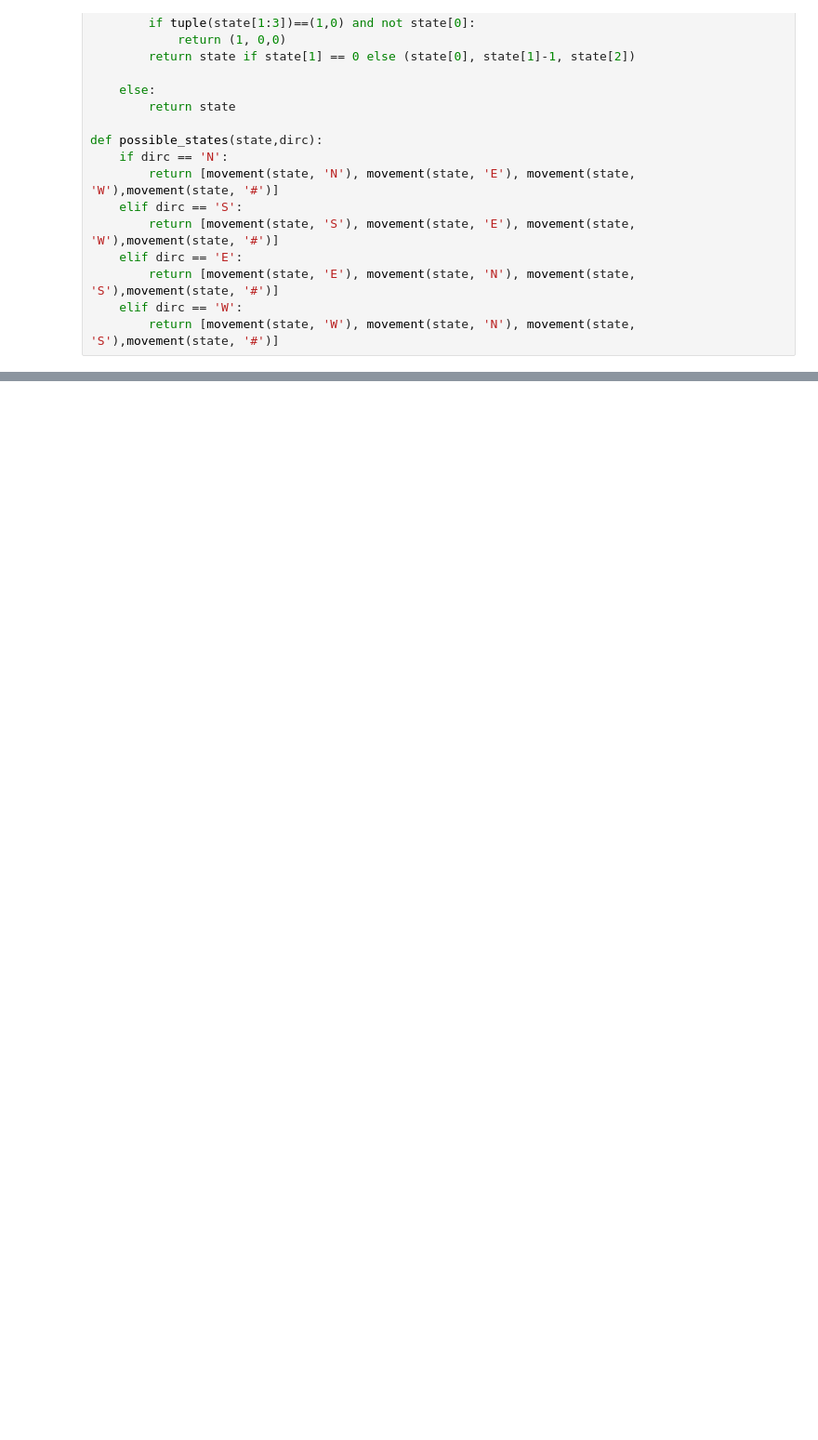
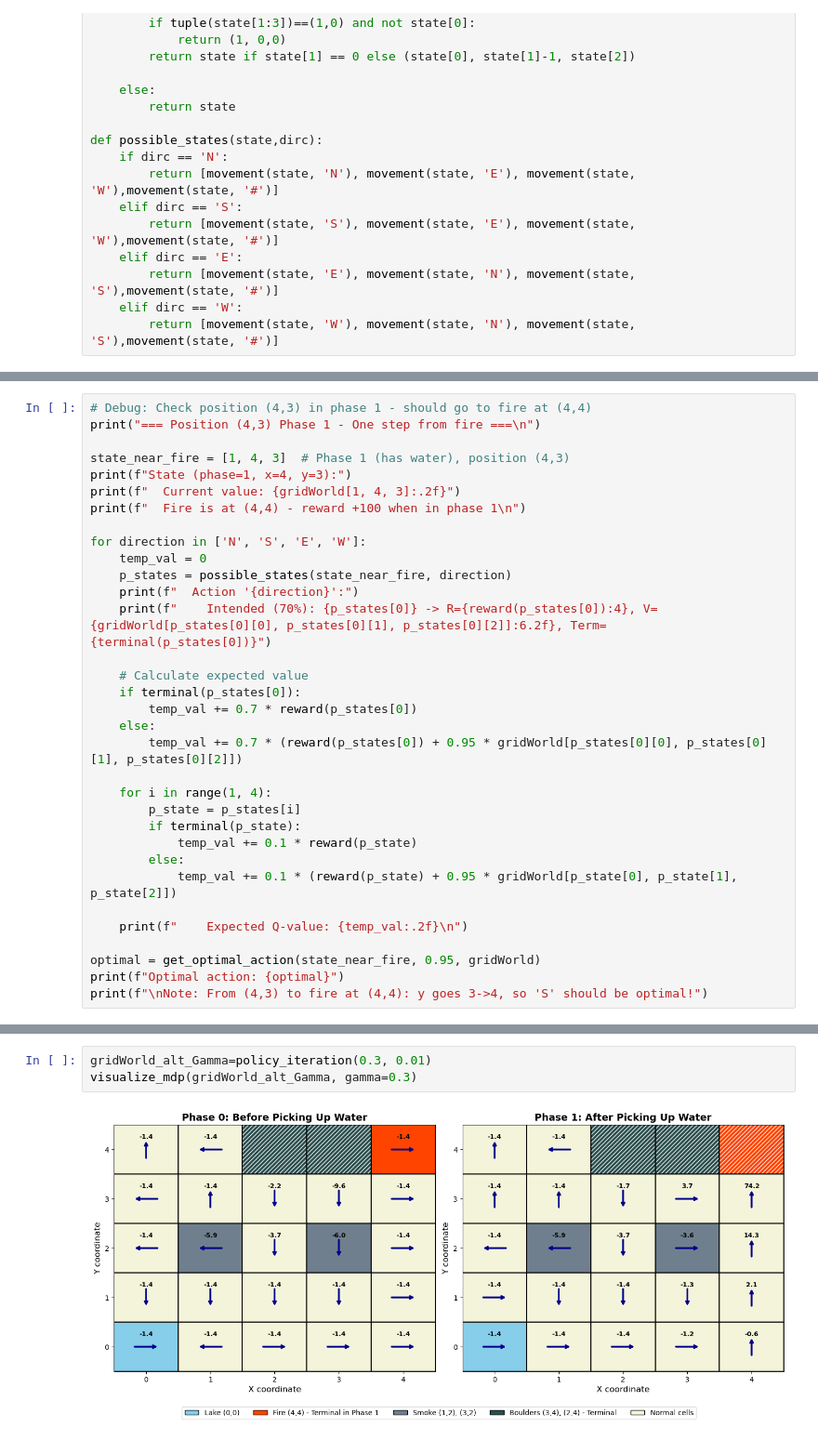
Before and after one commit to polka-rat/RL-Assignments, a Jupyter notebook: PA1/q1/gridworld.ipynb, the cells around one changed output, grey strips where cells are left out. Shown at 93% size. Cells and saved outputs as stored; diff of their text form; blank space fills up the shorter version.

```diff
--- a/PA1/q1/gridworld.ipynb
+++ b/PA1/q1/gridworld.ipynb
@@ -120 +131,34 @@ array([[[44.51975562, 39.45361771, 32.51636169, 28.16640569,
           0.        ]]])
+# %%
+# Debug: Check position (4,3) in phase 1 - should go to fire at (4,4)
+print("=== Position (4,3) Phase 1 - One step from fire ===\n")
+
+state_near_fire = [1, 4, 3]  # Phase 1 (has water), position (4,3)
+print(f"State (phase=1, x=4, y=3):")
+print(f"  Current value: {gridWorld[1, 4, 3]:.2f}")
+print(f"  Fire is at (4,4) - reward +100 when in phase 1\n")
+
+for direction in ['N', 'S', 'E', 'W']:
+    temp_val = 0
+    p_states = possible_states(state_near_fire, direction)
+    print(f"  Action '{direction}':")
+    print(f"    Intended (70%): {p_states[0]} -> R={reward(p_states[0]):4}, V={gridWorld[p_states[0][0], p_states[0][1], p_states[0][2]]:6.2f}, Term={terminal(p_states[0])}")
+
+    # Calculate expected value
+    if terminal(p_states[0]):
+        temp_val += 0.7 * reward(p_states[0])
+    else:
+        temp_val += 0.7 * (reward(p_states[0]) + 0.95 * gridWorld[p_states[0][0], p_states[0][1], p_states[0][2]])
+
+    for i in range(1, 4):
+        p_state = p_states[i]
+        if terminal(p_state):
+            temp_val += 0.1 * reward(p_state)
+        else:
+            temp_val += 0.1 * (reward(p_state) + 0.95 * gridWorld[p_state[0], p_state[1], p_state[2]])
+
+    print(f"    Expected Q-value: {temp_val:.2f}\n")
+
+optimal = get_optimal_action(state_near_fire, 0.95, gridWorld)
+print(f"Optimal action: {optimal}")
+print(f"\nNote: From (4,3) to fire at (4,4): y goes 3->4, so 'S' should be optimal!")
@@ -239,0 +363,5 @@ visualize_mdp(gridWorld)
+# %%
+gridWorld_alt_Gamma=policy_iteration(0.3, 0.01)
+visualize_mdp(gridWorld_alt_Gamma, gamma=0.3)
+# %% [output]
+[figure, added]
```
Also changed, not shown: parts of 5 cells of this notebook, 1 other file.
